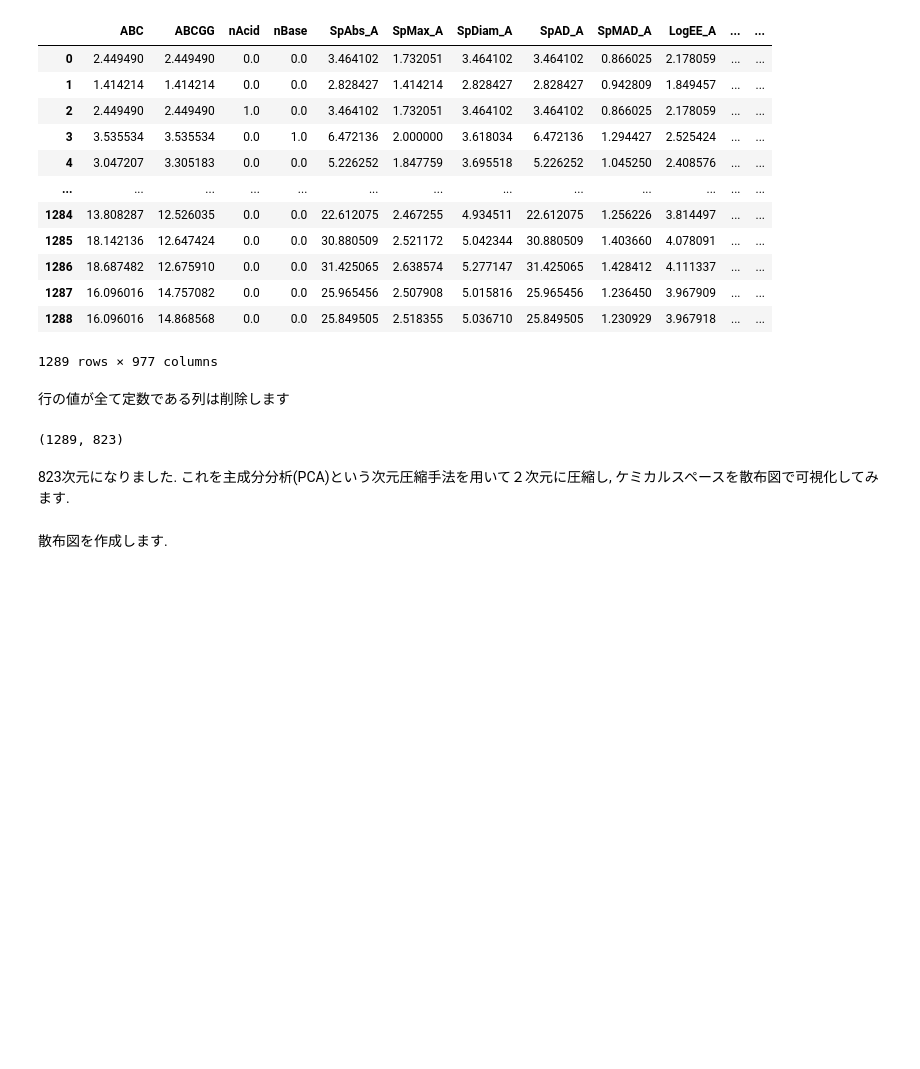
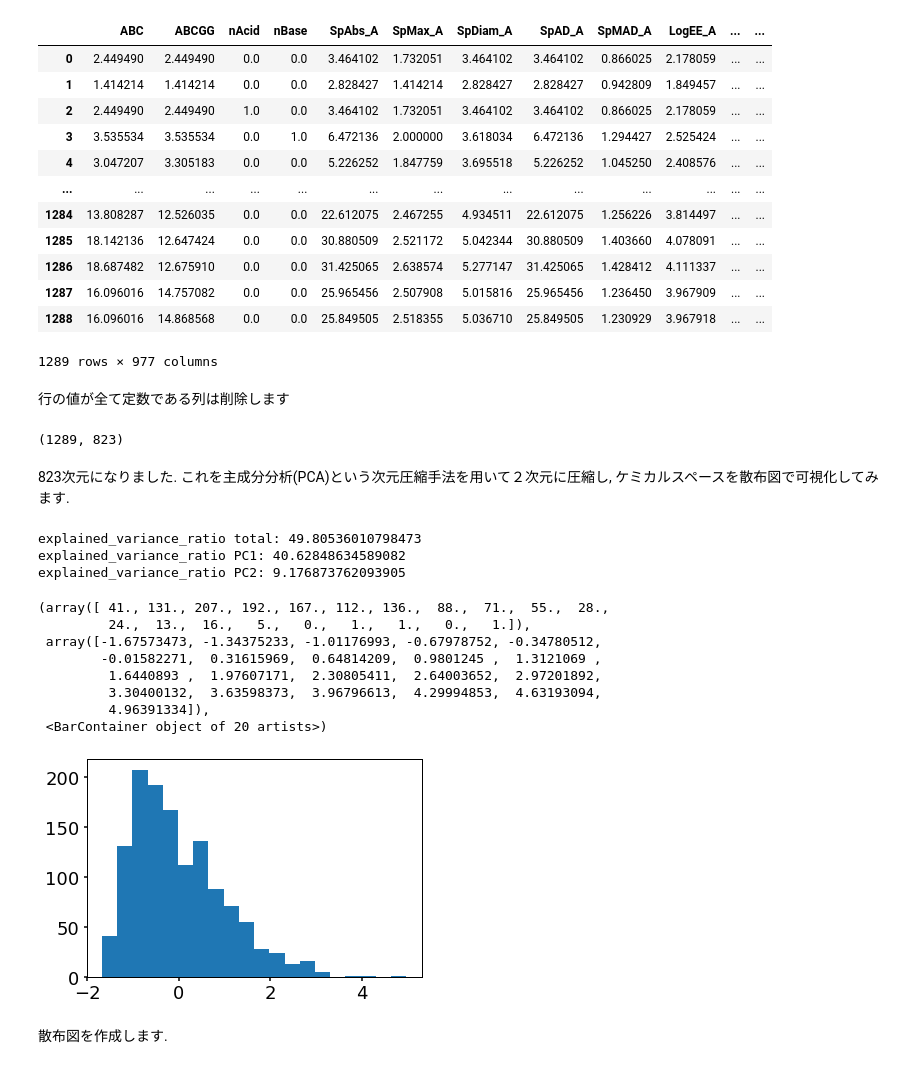
Before and after one commit to TeddyGlass/tutorials, a Jupyter notebook: notebook/chapter4.ipynb, the cells around one changed output. Cells and saved outputs as stored; diff of their text form; code cells hidden in the pictures; blank space fills up the shorter version.

```diff
--- a/notebook/chapter4.ipynb
+++ b/notebook/chapter4.ipynb
@@ -84,13 +84,34 @@ print(X.shape)
 # %% [markdown]
 823次元になりました. これを主成分分析(PCA)という次元圧縮手法を用いて２次元に圧縮し, ケミカルスペースを散布図で可視化してみます.
 # %%
-# PCAにかける前に変数を標準化する
+# PCAにかける前に変数を標準化する.
 scaler = StandardScaler()
-X_std = scaler.fit_transform(X)
+X_std = scaler.fit_transform(X) # 縦方向(変数ごとに平均0標準偏差1にする) これにより変数間のスケールの違いを統一できます.
 
 # PCA
 pca = PCA(n_components=2)
 X_pca = pca.fit_transform(X_std)
+evr = pca.explained_variance_ratio_
+
+print("explained_variance_ratio total:", (evr[0]+evr[1])*100)
+print("explained_variance_ratio PC1:", evr[0]*100)
+print("explained_variance_ratio PC2:", evr[1]*100)
+# %% [output]
+explained_variance_ratio total: 49.80536010798473
+explained_variance_ratio PC1: 40.62848634589082
+explained_variance_ratio PC2: 9.176873762093905
+# %%
+plt.hist(X_std[:,4], bins=20)
+# %% [output]
+(array([ 41., 131., 207., 192., 167., 112., 136.,  88.,  71.,  55.,  28.,
+         24.,  13.,  16.,   5.,   0.,   1.,   1.,   0.,   1.]),
+ array([-1.67573473, -1.34375233, -1.01176993, -0.67978752, -0.34780512,
+        -0.01582271,  0.31615969,  0.64814209,  0.9801245 ,  1.3121069 ,
+         1.6440893 ,  1.97607171,  2.30805411,  2.64003652,  2.97201892,
+         3.30400132,  3.63598373,  3.96796613,  4.29994853,  4.63193094,
+         4.96391334]),
+ <BarContainer object of 20 artists>)
+[figure, added]
 # %% [markdown]
 散布図を作成します.
 # %%
```
Also changed, not shown: parts of 13 cells of this notebook.
